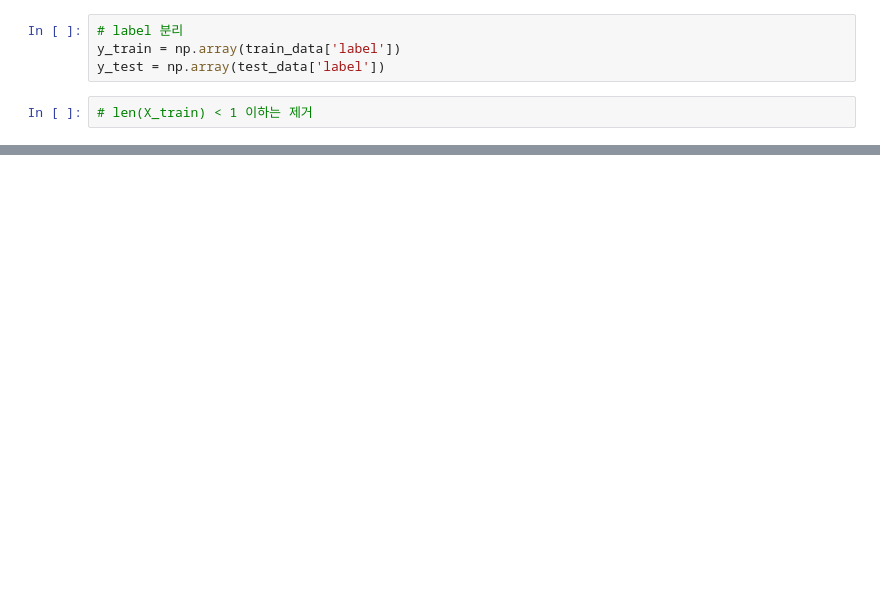
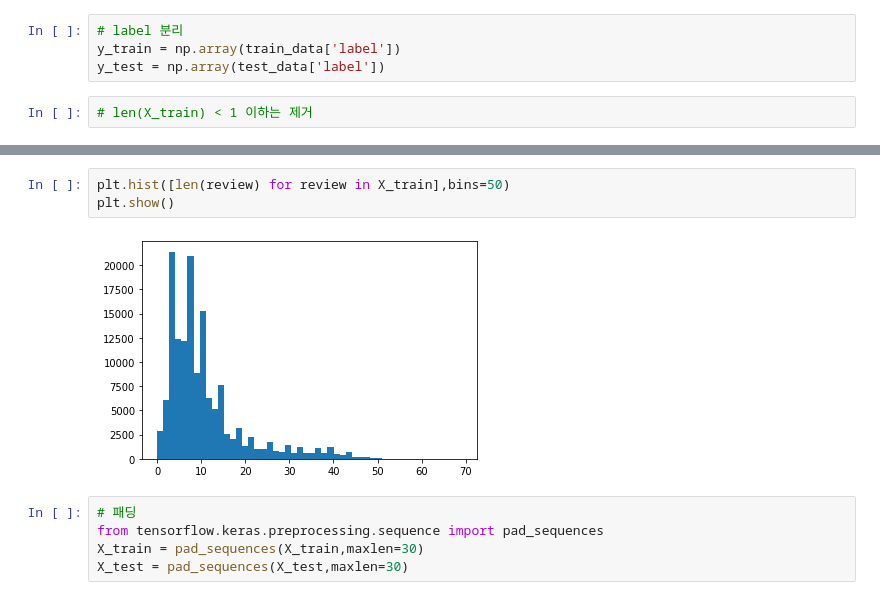
Before and after one commit to onulee/https---github.com-onulee-kdigital1, a Jupyter notebook: 11.deep/d0719/ju0719_02.ipynb, the cells around one changed output, grey strips where cells are left out. Cells and saved outputs as stored; diff of their text form; blank space fills up the shorter version.

```diff
--- a/11.deep/d0719/ju0719_02.ipynb
+++ b/11.deep/d0719/ju0719_02.ipynb
@@ -333,0 +337,10 @@ print('평균길이 : ',sum(map(len,X_train))/len(X_train))
+# %%
+plt.hist([len(review) for review in X_train],bins=50)
+plt.show()
+# %% [output]
+[figure, added]
+# %%
+# 패딩
+from tensorflow.keras.preprocessing.sequence import pad_sequences
+X_train = pad_sequences(X_train,maxlen=30)
+X_test = pad_sequences(X_test,maxlen=30)
```
Also changed, not shown: parts of 13 cells of this notebook, 1 other file.
